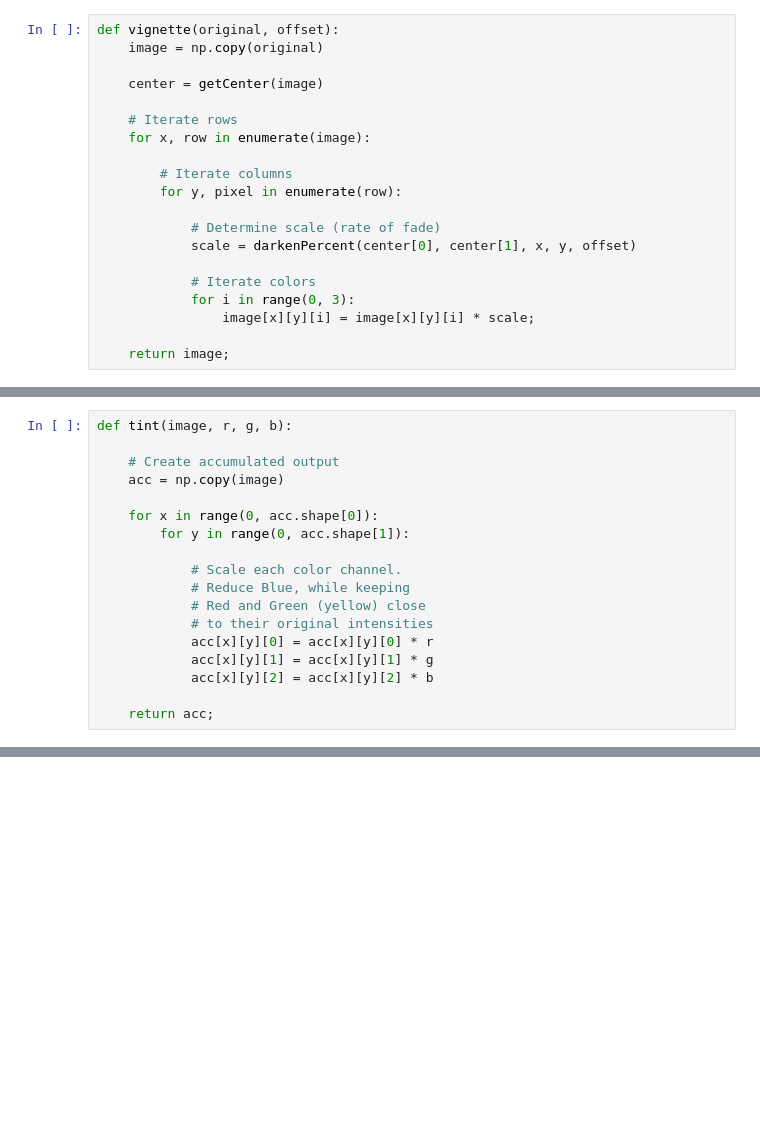
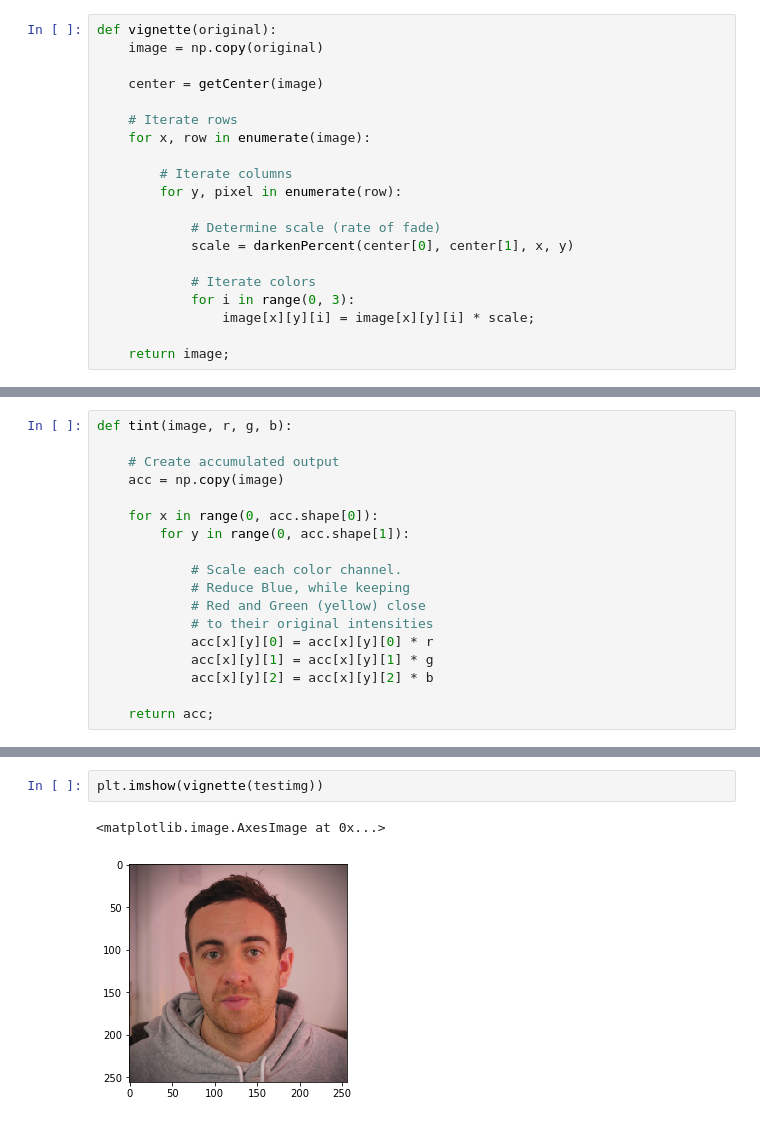
Before and after one commit to femidof/42_NumPy-Pythonfilter, a Jupyter notebook: notebook/numpy_rush.ipynb, the cells around one changed output, grey strips where cells are left out. Drawn from its saved outputs; the diff is of its cells as text; blank space fills up the shorter version.

```diff
--- a/notebook/numpy_rush.ipynb
+++ b/notebook/numpy_rush.ipynb
@@ -214,7 +251,7 @@ def getCenter(image):
     center = [np.floor(len(image)    / 2), np.floor(len(image[0]) / 2)]
     return (center)
 # %%
-def vignette(original, offset):
+def vignette(original):
     image = np.copy(original)
 
     center = getCenter(image)
@@ -226,7 +263,7 @@ def vignette(original, offset):
         for y, pixel in enumerate(row):
 
             # Determine scale (rate of fade)
-            scale = darkenPercent(center[0], center[1], x, y, offset)
+            scale = darkenPercent(center[0], center[1], x, y)
 
             # Iterate colors
             for i in range(0, 3):
@@ -281,0 +327,5 @@ plt.imshow(tint(testimg, 1, 0.9, 0.75))
+# %%
+plt.imshow(vignette(testimg))
+# %% [output]
+<matplotlib.image.AxesImage at 0x...>
+[figure, added]
```
Also changed, not shown: parts of 17 cells of this notebook, 1 other file.
